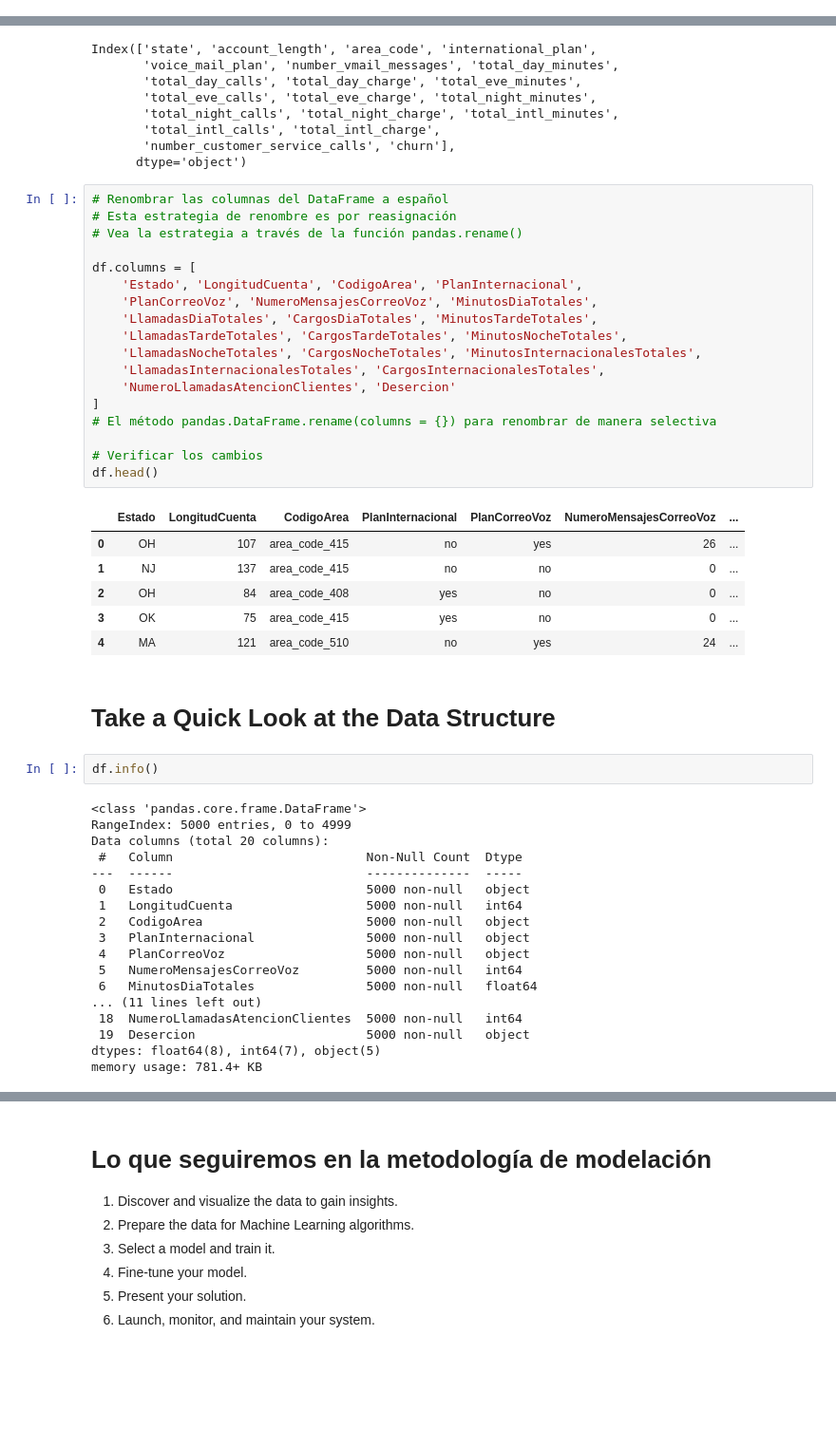
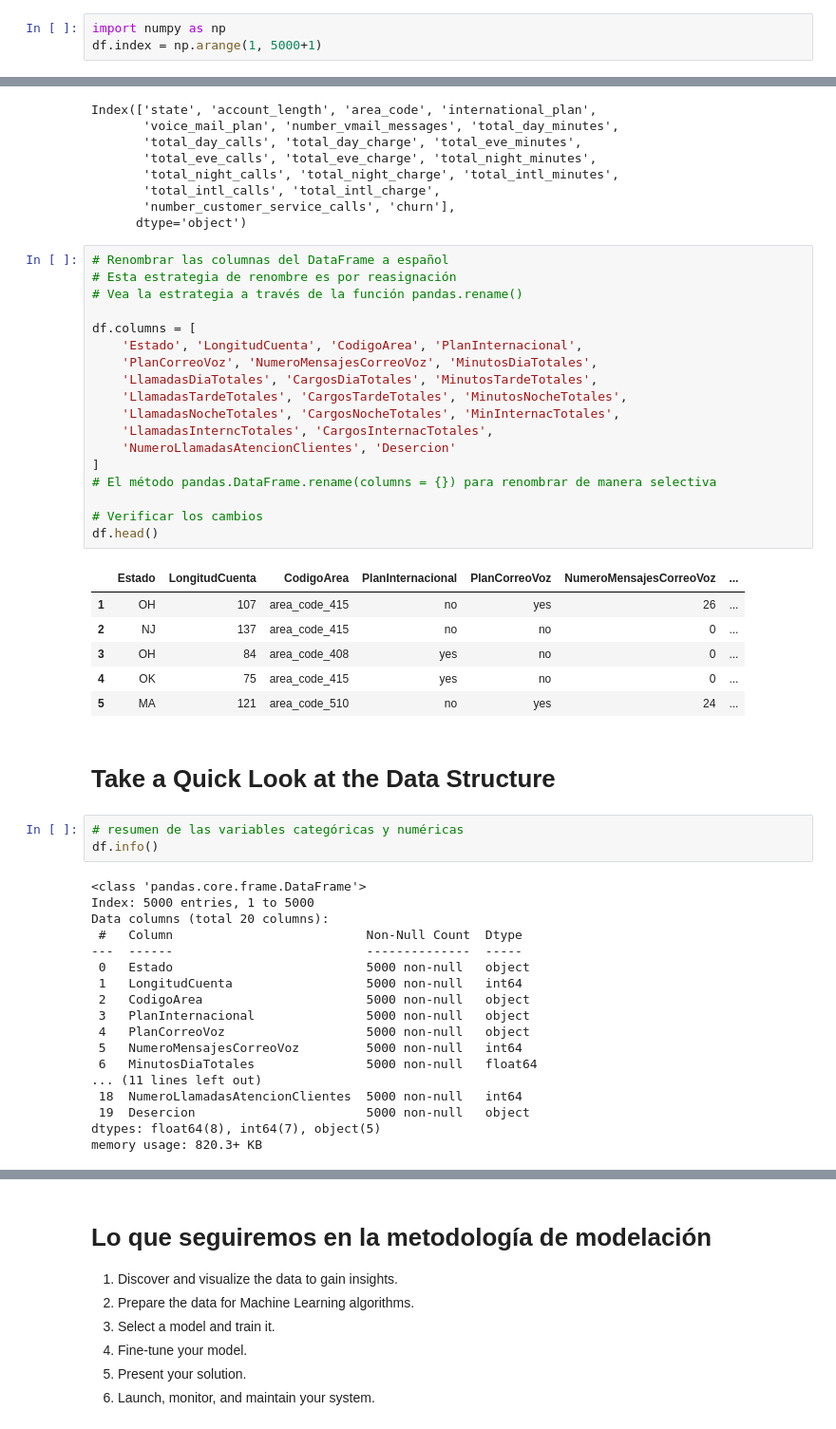
Before and after one commit to marco-canas/extension, a Jupyter notebook: taller_g_lideres/6_pactica_ml/1_analisis_abandono.ipynb, the cells around one changed output, grey strips where cells are left out. Shown: that part at 95% size. Drawn from its saved outputs; the diff is of its cells as text; blank space fills up the shorter version.

```diff
--- a/taller_g_lideres/6_pactica_ml/1_analisis_abandono.ipynb
+++ b/taller_g_lideres/6_pactica_ml/1_analisis_abandono.ipynb
@@ -173,4 +171,7 @@ Wall time: 5.67 s
 | 4998 | DC | 61 | area_code_415 | no | no | 0 | ... |
 | 4999 | DC | 109 | area_code_510 | no | no | 0 | ... |
 5000 rows × 20 columns
+# %%
+import numpy as np
+df.index = np.arange(1, 5000+1)
 # %%
@@ -197,35 +199,36 @@ Index(['state', 'account_length', 'area_code', 'international_plan',
 # %%
 # Renombrar las columnas del DataFrame a español
 # Esta estrategia de renombre es por reasignación
 # Vea la estrategia a través de la función pandas.rename()
 
 df.columns = [
     'Estado', 'LongitudCuenta', 'CodigoArea', 'PlanInternacional',
     'PlanCorreoVoz', 'NumeroMensajesCorreoVoz', 'MinutosDiaTotales',
     'LlamadasDiaTotales', 'CargosDiaTotales', 'MinutosTardeTotales',
     'LlamadasTardeTotales', 'CargosTardeTotales', 'MinutosNocheTotales',
-    'LlamadasNocheTotales', 'CargosNocheTotales', 'MinutosInternacionalesTotales',
-    'LlamadasInternacionalesTotales', 'CargosInternacionalesTotales',
+    'LlamadasNocheTotales', 'CargosNocheTotales', 'MinInternacTotales',
+    'LlamadasInterncTotales', 'CargosInternacTotales',
     'NumeroLlamadasAtencionClientes', 'Desercion'
 ]
 # El método pandas.DataFrame.rename(columns = {}) para renombrar de manera selectiva
 
 # Verificar los cambios
 df.head()
 # %% [output]
 |  | Estado | LongitudCuenta | CodigoArea | PlanInternacional | PlanCorreoVoz | NumeroMensajesCorreoVoz | ... |
-| 0 | OH | 107 | area_code_415 | no | yes | 26 | ... |
-| 1 | NJ | 137 | area_code_415 | no | no | 0 | ... |
-| 2 | OH | 84 | area_code_408 | yes | no | 0 | ... |
-| 3 | OK | 75 | area_code_415 | yes | no | 0 | ... |
-| 4 | MA | 121 | area_code_510 | no | yes | 24 | ... |
+| 1 | OH | 107 | area_code_415 | no | yes | 26 | ... |
+| 2 | NJ | 137 | area_code_415 | no | no | 0 | ... |
+| 3 | OH | 84 | area_code_408 | yes | no | 0 | ... |
+| 4 | OK | 75 | area_code_415 | yes | no | 0 | ... |
+| 5 | MA | 121 | area_code_510 | no | yes | 24 | ... |
 # %% [markdown]
 # Take a Quick Look at the Data Structure
 # %%
+# resumen de las variables categóricas y numéricas
 df.info()
 # %% [output]
 <class 'pandas.core.frame.DataFrame'>
-RangeIndex: 5000 entries, 0 to 4999
+Index: 5000 entries, 1 to 5000
 Data columns (total 20 columns):
  #   Column                          Non-Null Count  Dtype
 ---  ------                          --------------  -----
@@ -240,7 +243,7 @@ Data columns (total 20 columns):
  18  NumeroLlamadasAtencionClientes  5000 non-null   int64
  19  Desercion                       5000 non-null   object
 dtypes: float64(8), int64(7), object(5)
-memory usage: 781.4+ KB
+memory usage: 820.3+ KB
 # %% [markdown]
 ## Inferencias de la utilización del método `pandas.info()`
 
```
Also changed, not shown: parts of 60 cells of this notebook, 5 other files.
